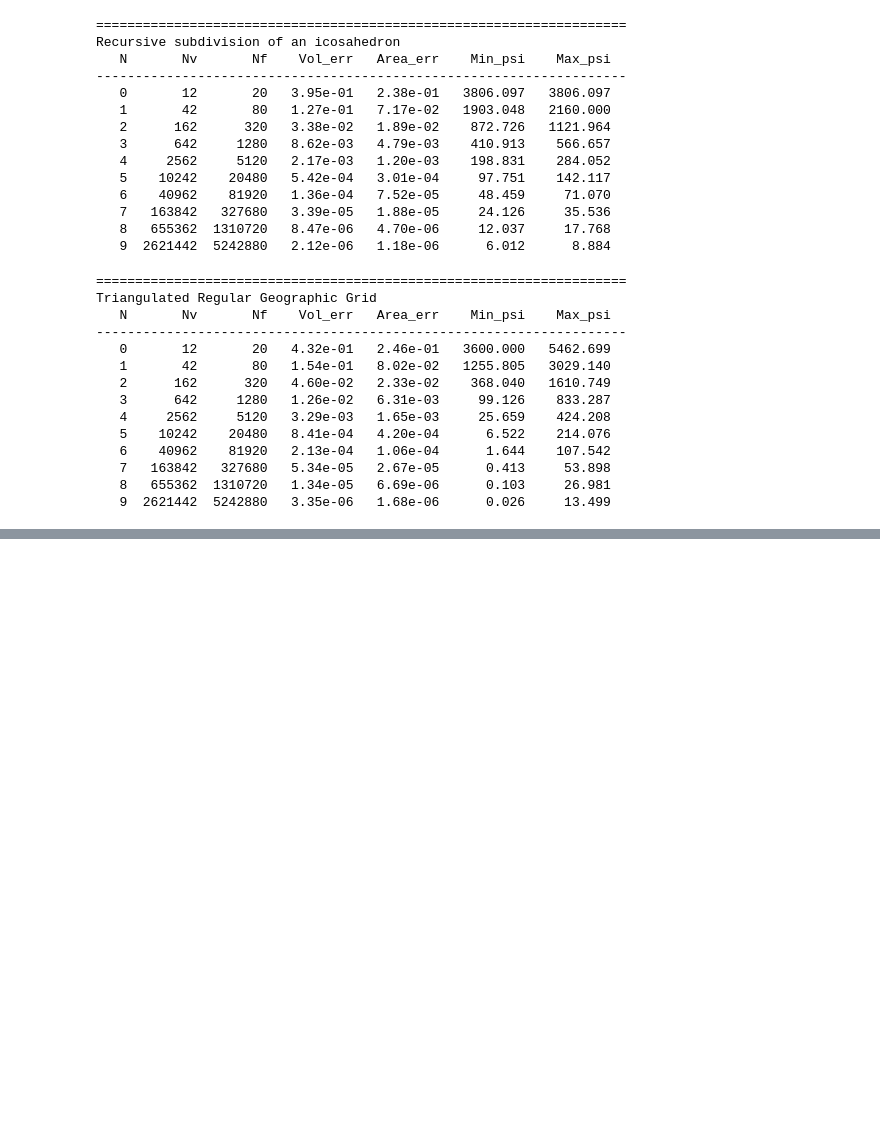
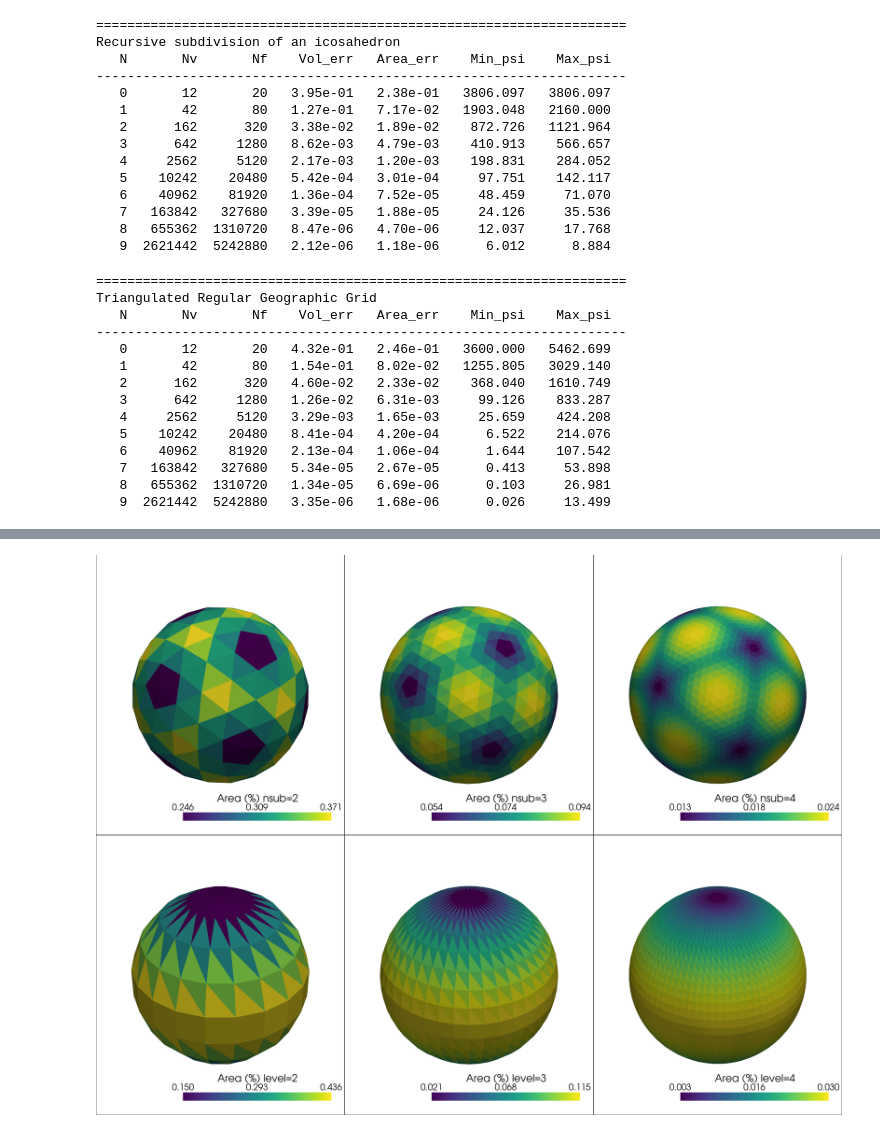
Before and after one commit to LeyuanWu/VecWerSch, a Jupyter notebook: ex_Sphere_Polyhedron.ipynb, the cells around one changed output, grey strips where cells are left out. Saved outputs shown, nothing was run; the diff lists cells and outputs as text; code cells hidden in the pictures; blank space fills up the shorter version.

```diff
--- a/ex_Sphere_Polyhedron.ipynb
+++ b/ex_Sphere_Polyhedron.ipynb
@@ -7,6 +7,7 @@
 # %%
 # # ! Setup
 import pyvista as pv
+pv.set_jupyter_backend('static')
 import numpy as np
 from gravity_forward_numpy import spherical_edge_length_range
 # %%
@@ -140,5 +141,5 @@ for col, nsub in enumerate(pickNs):
     pl.camera.zoom(1.25)
 
 pl.show()
-pl.screenshot("icosphere_geographic.png");
+# pl.screenshot("icosphere_geosphere.png");
 # %% [output]
@@ -145,0 +146 @@ Widget(value='<iframe src="http://localhost:44569/index.html?ui=P_0x787d16305610
+[figure, added]
```
Also changed, not shown: parts of 1 cell of this notebook, 9 other files.
